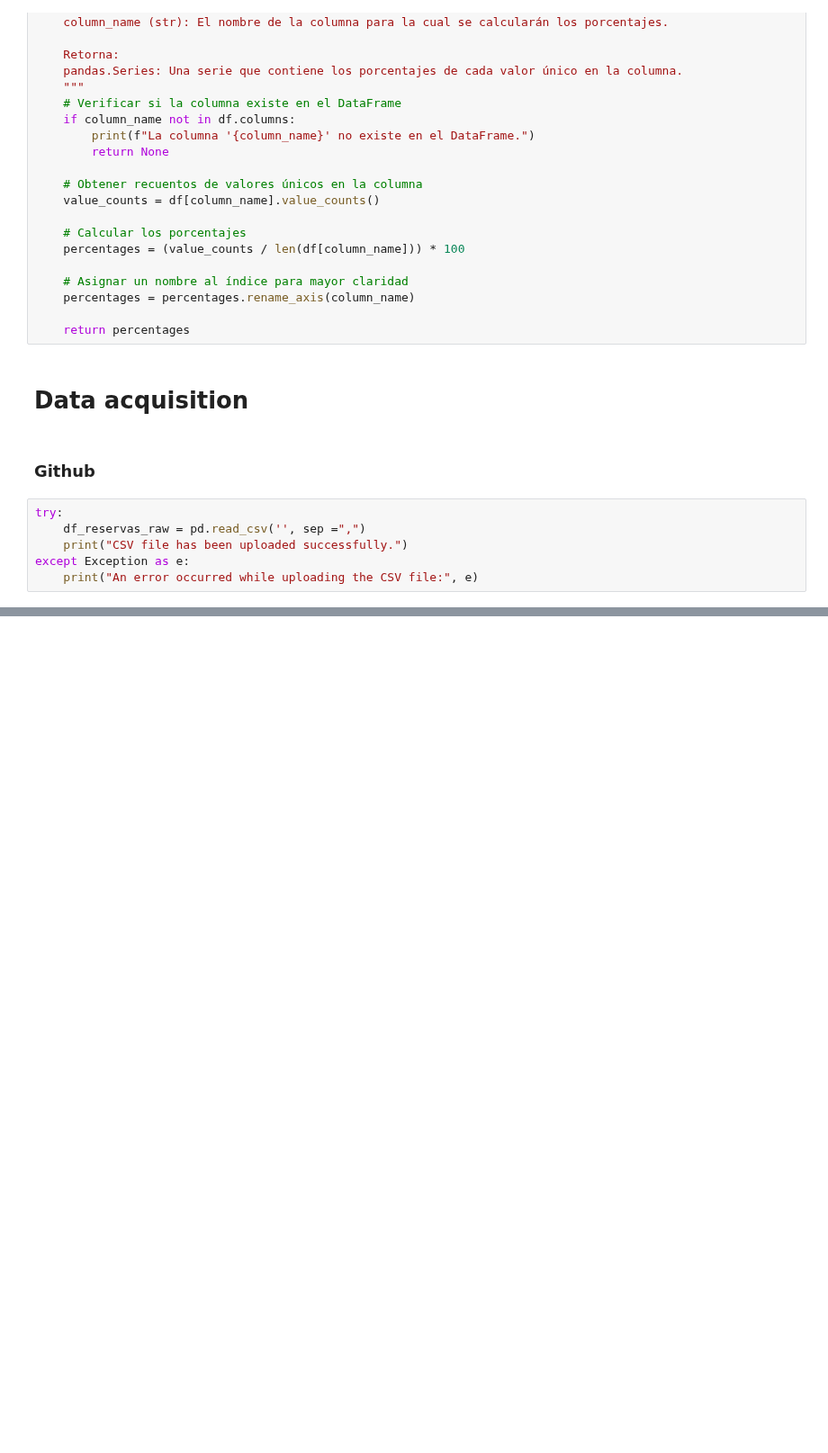
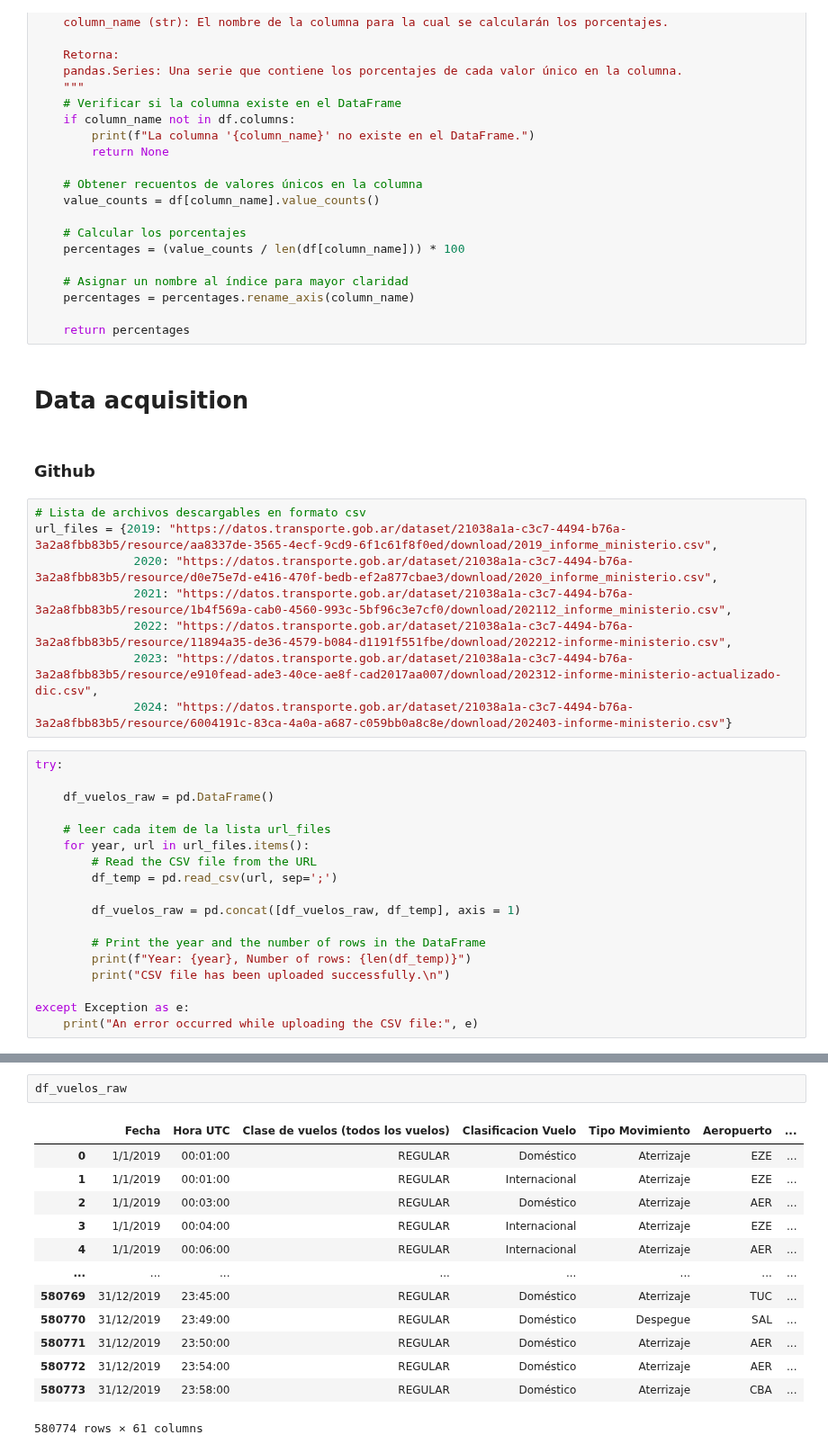
Before and after one commit to omanofx/portfolio, a Jupyter notebook: vuelos_anac/vuelos_anac_arg.ipynb, the cells around one changed output, grey strips where cells are left out. Shown at 90% size. Saved outputs shown, nothing was run; the diff lists cells and outputs as text; blank space fills up the shorter version.

```diff
--- a/vuelos_anac/vuelos_anac_arg.ipynb
+++ b/vuelos_anac/vuelos_anac_arg.ipynb
@@ -261,9 +302,29 @@ def calcular_porcentage(df: pd.DataFrame, column_name: str):
 # Data acquisition
 # %% [markdown]
 ### Github
+# %%
+# Lista de archivos descargables en formato csv
+url_files = {2019: "https://datos.transporte.gob.ar/dataset/21038a1a-c3c7-4494-b76a-3a2a8fbb83b5/resource/aa8337de-3565-4ecf-9cd9-6f1c61f8f0ed/download/2019_informe_ministerio.csv",
+              2020: "https://datos.transporte.gob.ar/dataset/21038a1a-c3c7-4494-b76a-3a2a8fbb83b5/resource/d0e75e7d-e416-470f-bedb-ef2a877cbae3/download/2020_informe_ministerio.csv",
+              2021: "https://datos.transporte.gob.ar/dataset/21038a1a-c3c7-4494-b76a-3a2a8fbb83b5/resource/1b4f569a-cab0-4560-993c-5bf96c3e7cf0/download/202112_informe_ministerio.csv",
+              2022: "https://datos.transporte.gob.ar/dataset/21038a1a-c3c7-4494-b76a-3a2a8fbb83b5/resource/11894a35-de36-4579-b084-d1191f551fbe/download/202212-informe-ministerio.csv",
+              2023: "https://datos.transporte.gob.ar/dataset/21038a1a-c3c7-4494-b76a-3a2a8fbb83b5/resource/e910fead-ade3-40ce-ae8f-cad2017aa007/download/202312-informe-ministerio-actualizado-dic.csv",
+              2024: "https://datos.transporte.gob.ar/dataset/21038a1a-c3c7-4494-b76a-3a2a8fbb83b5/resource/6004191c-83ca-4a0a-a687-c059bb0a8c8e/download/202403-informe-ministerio.csv"}
 # %%
 try:
-    df_reservas_raw = pd.read_csv('', sep =",")
-    print("CSV file has been uploaded successfully.")
+
+    df_vuelos_raw = pd.DataFrame()
+
+    # leer cada item de la lista url_files
+    for year, url in url_files.items():
+        # Read the CSV file from the URL
+        df_temp = pd.read_csv(url, sep=';')
+
+        df_vuelos_raw = pd.concat([df_vuelos_raw, df_temp], axis = 1)
+
+        # Print the year and the number of rows in the DataFrame
+        print(f"Year: {year}, Number of rows: {len(df_temp)}")
+        print("CSV file has been uploaded successfully.\n")
+
 except Exception as e:
     print("An error occurred while uploading the CSV file:", e)
@@ -269,0 +349,16 @@ except Exception as e:
+# %%
+df_vuelos_raw
+# %% [output]
+|  | Fecha | Hora UTC | Clase de vuelos (todos los vuelos) | Clasificacion Vuelo | Tipo Movimiento | Aeropuerto | ... |
+| 0 | 1/1/2019 | 00:01:00 | REGULAR | Doméstico | Aterrizaje | EZE | ... |
+| 1 | 1/1/2019 | 00:01:00 | REGULAR | Internacional | Aterrizaje | EZE | ... |
+| 2 | 1/1/2019 | 00:03:00 | REGULAR | Doméstico | Aterrizaje | AER | ... |
+| 3 | 1/1/2019 | 00:04:00 | REGULAR | Internacional | Aterrizaje | EZE | ... |
+| 4 | 1/1/2019 | 00:06:00 | REGULAR | Internacional | Aterrizaje | AER | ... |
+| ... | ... | ... | ... | ... | ... | ... | ... |
+| 580769 | 31/12/2019 | 23:45:00 | REGULAR | Doméstico | Aterrizaje | TUC | ... |
+| 580770 | 31/12/2019 | 23:49:00 | REGULAR | Doméstico | Despegue | SAL | ... |
+| 580771 | 31/12/2019 | 23:50:00 | REGULAR | Doméstico | Aterrizaje | AER | ... |
+| 580772 | 31/12/2019 | 23:54:00 | REGULAR | Doméstico | Aterrizaje | AER | ... |
+| 580773 | 31/12/2019 | 23:58:00 | REGULAR | Doméstico | Aterrizaje | CBA | ... |
+580774 rows × 61 columns
```
Also changed, not shown: parts of 6 cells of this notebook.
